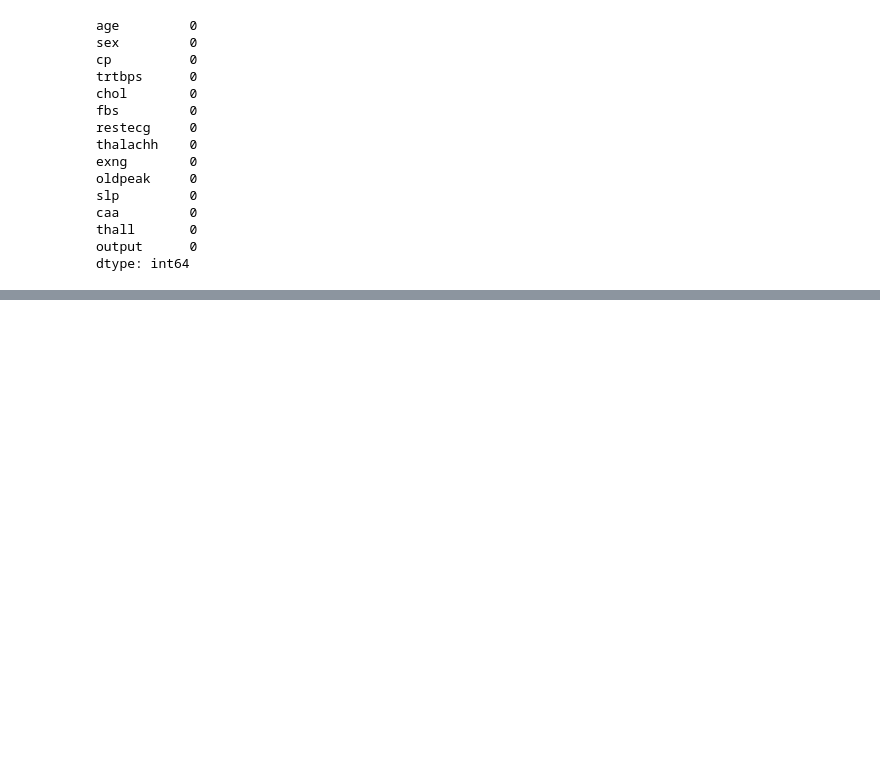
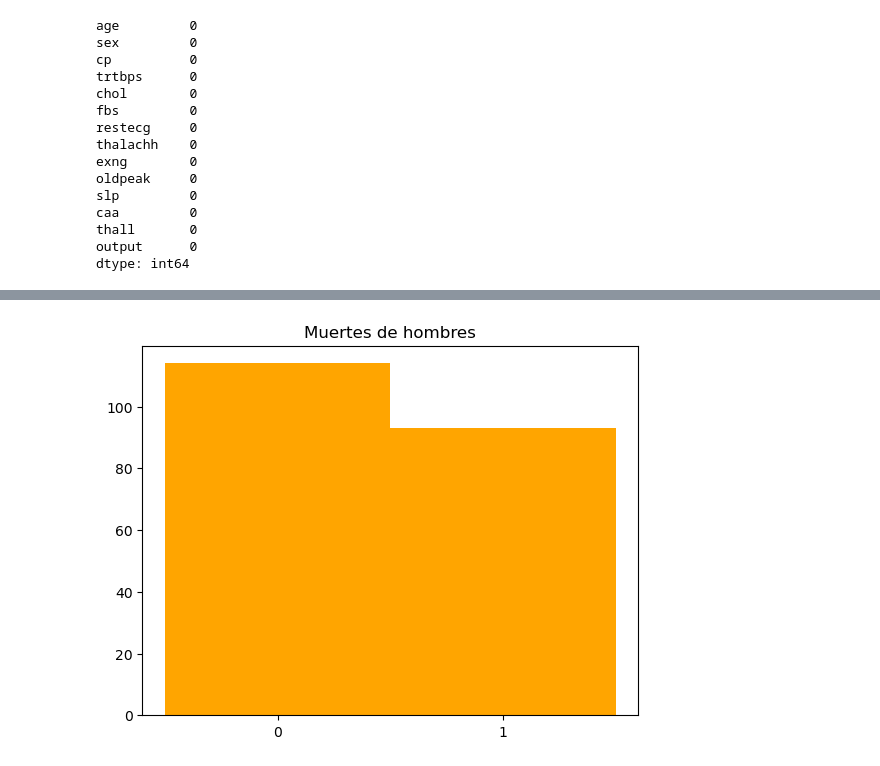
Before and after one commit to daferre01/BIGDATA-IA, a Jupyter notebook: IA/MachineLearning/REGRESION/heartattack/heart.ipynb, the cells around one changed output, grey strips where cells are left out. Cells and saved outputs as stored; diff of their text form; code cells hidden in the pictures; blank space fills up the shorter version.

```diff
--- a/IA/MachineLearning/REGRESION/heartattack/heart.ipynb
+++ b/IA/MachineLearning/REGRESION/heartattack/heart.ipynb
@@ -354,0 +354,11 @@ mapa_calor(corr_matrix)
+# %%
+
+h = heart_df[heart_df['sex']==1]
+m = heart_df[heart_df['sex']==0]
+# %%
+plt.hist(h['output'], bins=[-0.5, 0.5, 1.5],color='orange')
+plt.xticks([0, 1])
+plt.title('Muertes de hombres')
+plt.show()
+# %% [output]
+[figure, added]
```
Also changed, not shown: parts of 15 cells of this notebook.
